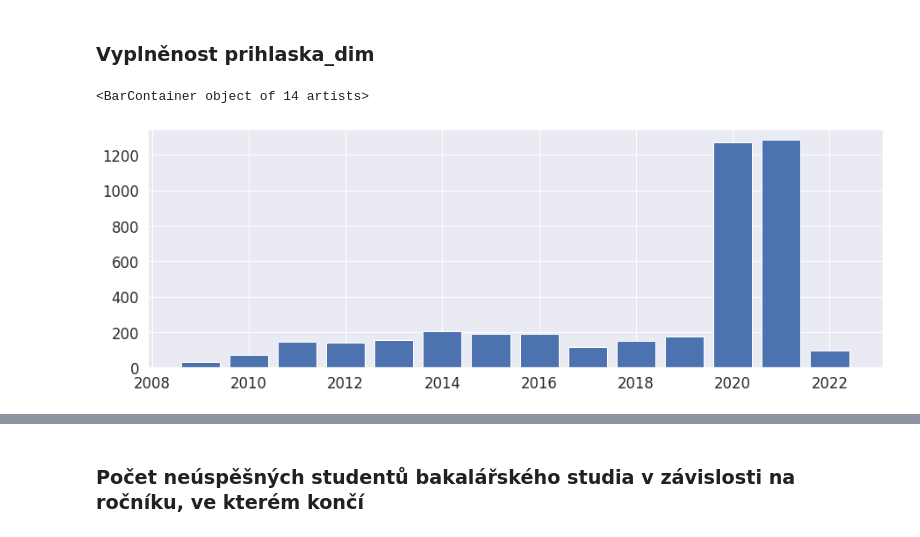
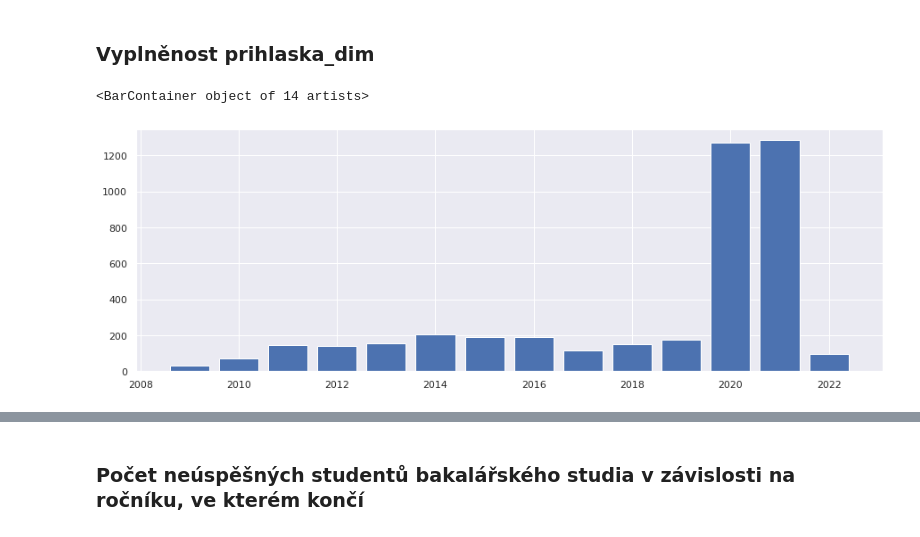
Before and after one commit to akapitanova/predikce_vykonu_studentu, a Jupyter notebook: Grafy.ipynb, the cells around one changed output, grey strips where cells are left out. Cells and saved outputs as stored; diff of their text form; code cells hidden in the pictures.

```diff
--- a/Grafy.ipynb
+++ b/Grafy.ipynb
@@ -74,18 +74,14 @@ prihl_studium = prihlaska_dim.merge(studium_dim_changed, how='inner', on='studiu
 # %%
 plt.figure(figsize=(15,5))
 
 x = np.array(prihl_studium.datum_zahajeni.value_counts().sort_index().index)
 y = np.array(prihl_studium.datum_zahajeni.value_counts().sort_index().values)
 
 plt.grid(True)
-#for index, value in enumerate(y):
-#    plt.text(index, value, str(round(value, 3)), horizontalalignment='center', verticalalignment='bottom', fontsize='large')
-
-plt.xticks(xValues)
 plt.bar(x, y)
 # %% [output]
 <BarContainer object of 14 artists>
-[figure, old version]
+[figure, new version]
 # %%
 plt.figure(figsize=(5,5))
 
```
Also changed, not shown: parts of 51 cells of this notebook, 1 other file.
